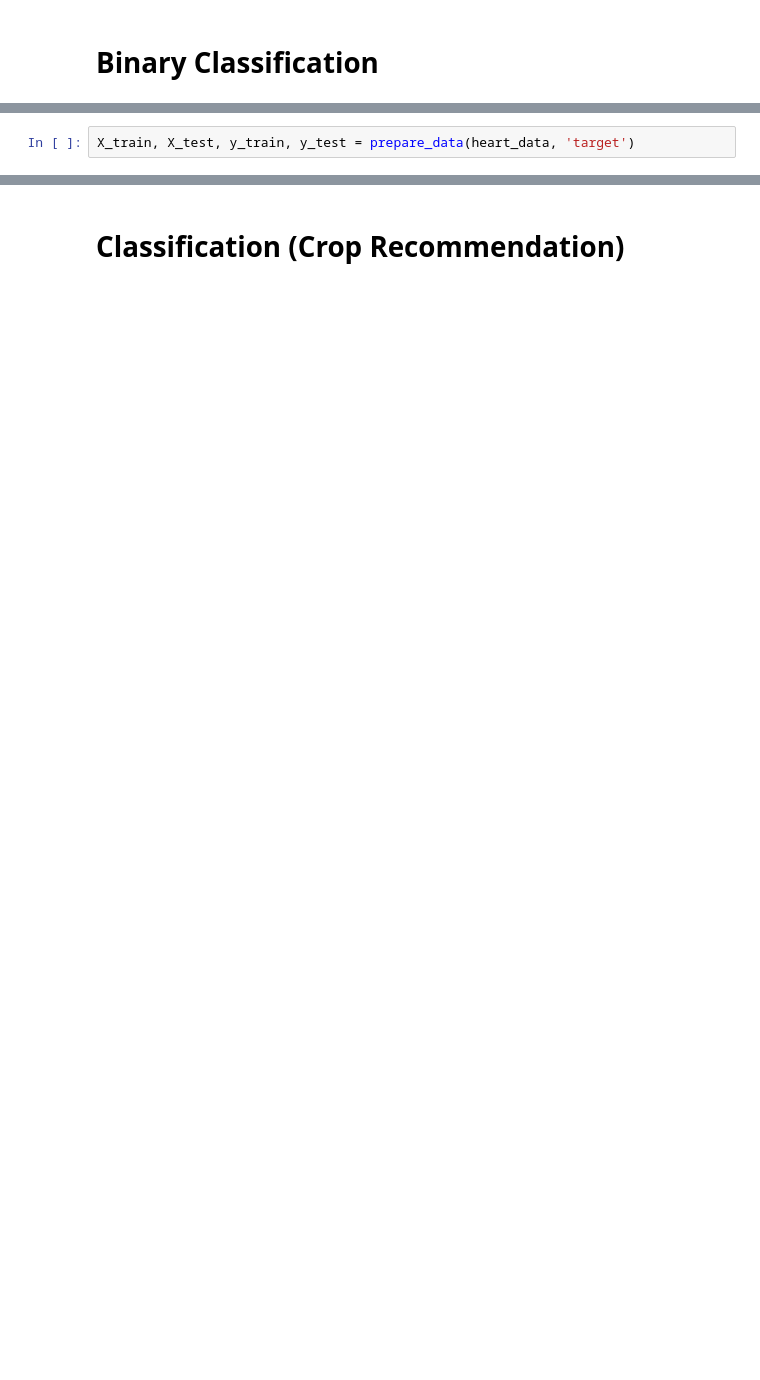
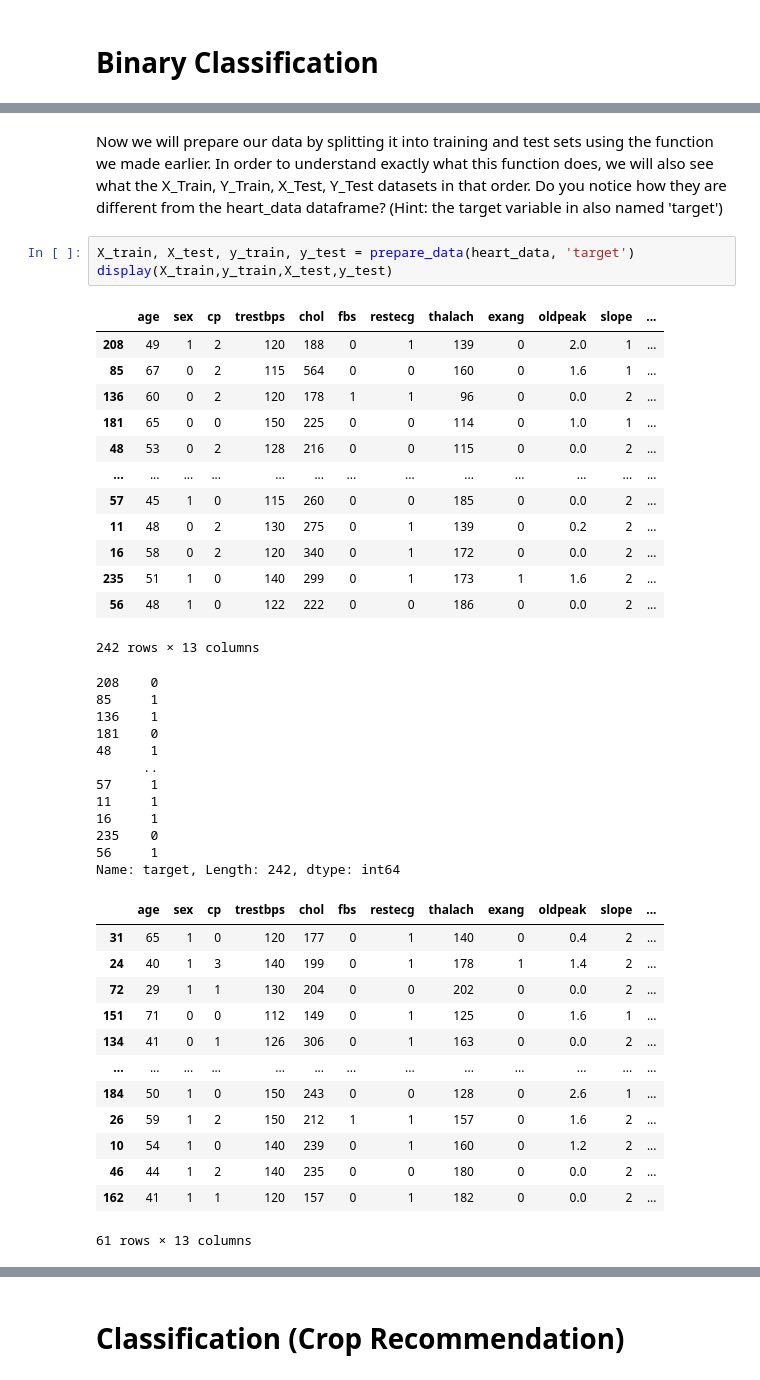
Before and after one commit to Nutrien/insights-data-scientizen, a Jupyter notebook: Session3Lab.ipynb, the cells around one changed output, grey strips where cells are left out. Drawn from its saved outputs; the diff is of its cells as text; blank space fills up the shorter version.

Commit message:
Initial changes
Initial changes before changing data - expect to change further

```diff
--- a/Session3Lab.ipynb
+++ b/Session3Lab.ipynb
@@ -64,2 +122,44 @@ heart_data
+# %% [markdown]
+Now we will prepare our data by splitting it into training and test sets using the function we made earlier. In order to understand exactly what this function does, we will also see what the X_Train, Y_Train, X_Test, Y_Test datasets in that order. Do you notice how they are different from the heart_data dataframe? (Hint: the target variable in also named 'target')
 # %%
 X_train, X_test, y_train, y_test = prepare_data(heart_data, 'target')
+display(X_train,y_train,X_test,y_test)
+# %% [output]
+|  | age | sex | cp | trestbps | chol | fbs | restecg | thalach | exang | oldpeak | slope | ... |
+| 208 | 49 | 1 | 2 | 120 | 188 | 0 | 1 | 139 | 0 | 2.0 | 1 | ... |
+| 85 | 67 | 0 | 2 | 115 | 564 | 0 | 0 | 160 | 0 | 1.6 | 1 | ... |
+| 136 | 60 | 0 | 2 | 120 | 178 | 1 | 1 | 96 | 0 | 0.0 | 2 | ... |
+| 181 | 65 | 0 | 0 | 150 | 225 | 0 | 0 | 114 | 0 | 1.0 | 1 | ... |
+| 48 | 53 | 0 | 2 | 128 | 216 | 0 | 0 | 115 | 0 | 0.0 | 2 | ... |
+| ... | ... | ... | ... | ... | ... | ... | ... | ... | ... | ... | ... | ... |
+| 57 | 45 | 1 | 0 | 115 | 260 | 0 | 0 | 185 | 0 | 0.0 | 2 | ... |
+| 11 | 48 | 0 | 2 | 130 | 275 | 0 | 1 | 139 | 0 | 0.2 | 2 | ... |
+| 16 | 58 | 0 | 2 | 120 | 340 | 0 | 1 | 172 | 0 | 0.0 | 2 | ... |
+| 235 | 51 | 1 | 0 | 140 | 299 | 0 | 1 | 173 | 1 | 1.6 | 2 | ... |
+| 56 | 48 | 1 | 0 | 122 | 222 | 0 | 0 | 186 | 0 | 0.0 | 2 | ... |
+242 rows × 13 columns
+208    0
+85     1
+136    1
+181    0
+48     1
+      ..
+57     1
+11     1
+16     1
+235    0
+56     1
+Name: target, Length: 242, dtype: int64
+|  | age | sex | cp | trestbps | chol | fbs | restecg | thalach | exang | oldpeak | slope | ... |
+| 31 | 65 | 1 | 0 | 120 | 177 | 0 | 1 | 140 | 0 | 0.4 | 2 | ... |
+| 24 | 40 | 1 | 3 | 140 | 199 | 0 | 1 | 178 | 1 | 1.4 | 2 | ... |
+| 72 | 29 | 1 | 1 | 130 | 204 | 0 | 0 | 202 | 0 | 0.0 | 2 | ... |
+| 151 | 71 | 0 | 0 | 112 | 149 | 0 | 1 | 125 | 0 | 1.6 | 1 | ... |
+| 134 | 41 | 0 | 1 | 126 | 306 | 0 | 1 | 163 | 0 | 0.0 | 2 | ... |
+| ... | ... | ... | ... | ... | ... | ... | ... | ... | ... | ... | ... | ... |
+| 184 | 50 | 1 | 0 | 150 | 243 | 0 | 0 | 128 | 0 | 2.6 | 1 | ... |
+| 26 | 59 | 1 | 2 | 150 | 212 | 1 | 1 | 157 | 0 | 1.6 | 2 | ... |
+| 10 | 54 | 1 | 0 | 140 | 239 | 0 | 1 | 160 | 0 | 1.2 | 2 | ... |
+| 46 | 44 | 1 | 2 | 140 | 235 | 0 | 0 | 180 | 0 | 0.0 | 2 | ... |
+| 162 | 41 | 1 | 1 | 120 | 157 | 0 | 1 | 182 | 0 | 0.0 | 2 | ... |
+61 rows × 13 columns
```
Also changed, not shown: parts of 70 cells of this notebook.
